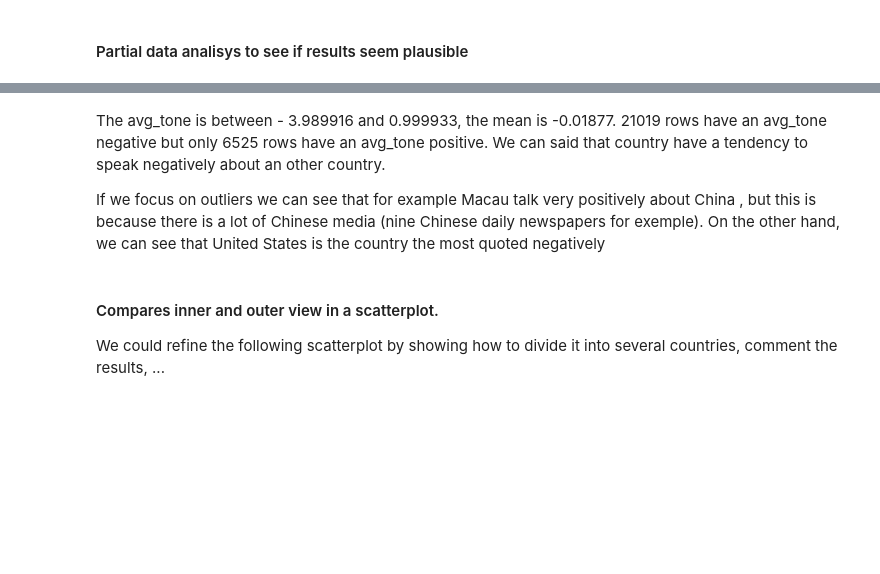
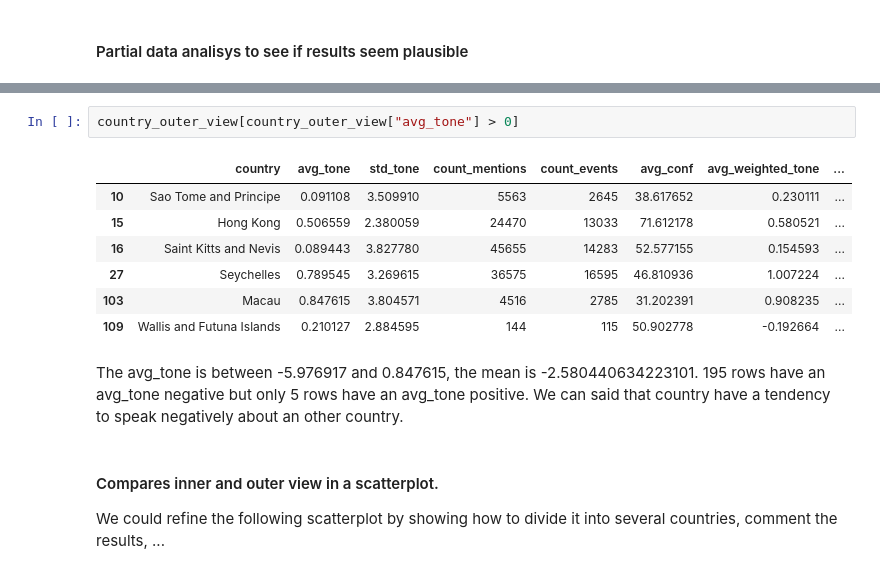
Before and after one commit to NatGr/projectAdA, a Jupyter notebook: Notebook.ipynb, the cells around one changed output, grey strips where cells are left out. Cells and saved outputs as stored; diff of their text form; blank space fills up the shorter version.

```diff
--- a/Notebook.ipynb
+++ b/Notebook.ipynb
@@ -149,10 +186,17 @@ country_outer_view.plot(kind='scatter', x="count_mentions", y="sqrt_gaussian_qua
+# %%
+country_outer_view[country_outer_view["avg_tone"] > 0]
+# %% [output]
+|  | country | avg_tone | std_tone | count_mentions | count_events | avg_conf | avg_weighted_tone | ... |
+| 10 | Sao Tome and Principe | 0.091108 | 3.509910 | 5563 | 2645 | 38.617652 | 0.230111 | ... |
+| 15 | Hong Kong | 0.506559 | 2.380059 | 24470 | 13033 | 71.612178 | 0.580521 | ... |
+| 16 | Saint Kitts and Nevis | 0.089443 | 3.827780 | 45655 | 14283 | 52.577155 | 0.154593 | ... |
+| 27 | Seychelles | 0.789545 | 3.269615 | 36575 | 16595 | 46.810936 | 1.007224 | ... |
+| 103 | Macau | 0.847615 | 3.804571 | 4516 | 2785 | 31.202391 | 0.908235 | ... |
+| 109 | Wallis and Futuna Islands | 0.210127 | 2.884595 | 144 | 115 | 50.902778 | -0.192664 | ... |
 # %% [markdown]
-The avg_tone is between - 3.989916 and 0.999933, the mean is -0.01877.
-21019 rows have an avg_tone negative but only 6525 rows have an avg_tone positive.
+The avg_tone is between -5.976917 and 0.847615, the mean is -2.580440634223101.
+195 rows have an avg_tone negative but only 5 rows have an avg_tone positive.
 We can said that country have a tendency to speak negatively about an other country.
-
-If we focus on outliers we can see that for example Macau talk very positively about China , but this is because there is a lot of Chinese media (nine Chinese daily newspapers for exemple).
-On the other hand, we can see that United States is the country the most quoted negatively
 # %% [markdown]
 #### Compares inner and outer view in a scatterplot.
 We could refine the following scatterplot by showing how to divide it into several countries, comment the results, ...
```
Also changed, not shown: parts of 8 cells of this notebook.
